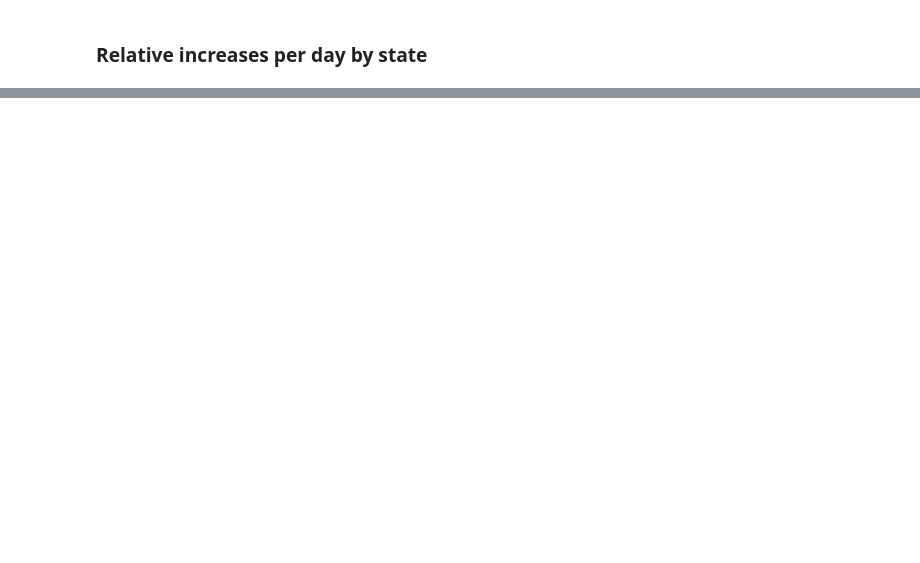
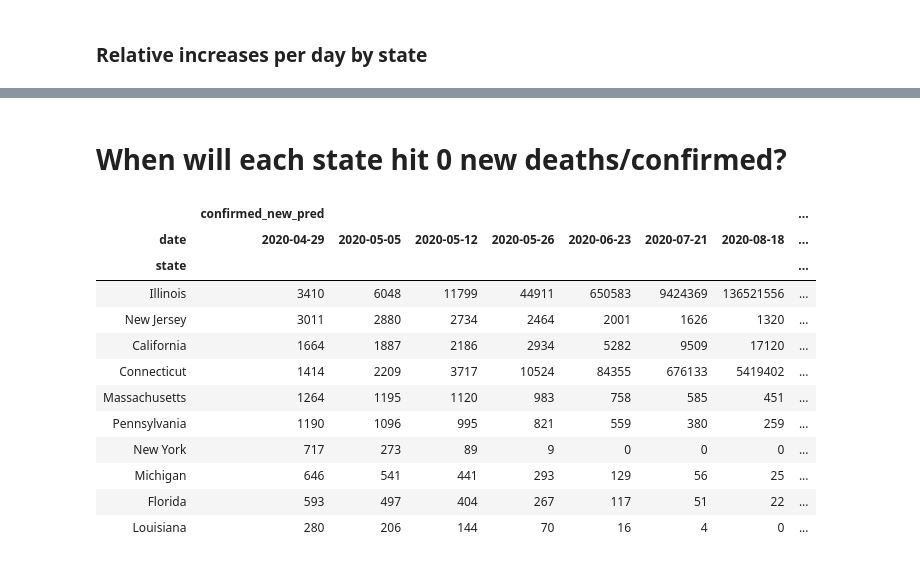
Before and after one commit to tboats/covid-19_analysis, a Jupyter notebook: analysis_covid-19.ipynb, the cells around one changed output, grey strips where cells are left out. Drawn from its saved outputs; the diff is of its cells as text; code cells hidden in the pictures; blank space fills up the shorter version.

```diff
--- a/analysis_covid-19.ipynb
+++ b/analysis_covid-19.ipynb
@@ -1305,0 +1282,3 @@ find_relative_increase_data_and_plot(dfp_us_g, n_locales=10, col_locale='state',
+# %% [markdown]
+<a id='us_state_0_new'></a>
+# When will each state hit 0 new deaths/confirmed?
@@ -1305,0 +1425,21 @@ find_relative_increase_data_and_plot(dfp_us_g, n_locales=10, col_locale='state',
+# %%
+dfp_us_recent_1, dfp_forecasts_us_out_1 = fit_exp_new(dfp_us_g,
+                                                    n_days_predict=21,
+                                                    n_days_into_future=[1,7,2*7,4*7,8*7,12*7,16*7,20*7,24*7],
+                                                    col_locale='state',
+                                                    top_countries=None
+                                                   )
+# %% [output]
+|  | confirmed_new_pred |  |  |  |  |  |  | ... |
+| date | 2020-04-29 | 2020-05-05 | 2020-05-12 | 2020-05-26 | 2020-06-23 | 2020-07-21 | 2020-08-18 | ... |
+| state |  |  |  |  |  |  |  | ... |
+| Illinois | 3410 | 6048 | 11799 | 44911 | 650583 | 9424369 | 136521556 | ... |
+| New Jersey | 3011 | 2880 | 2734 | 2464 | 2001 | 1626 | 1320 | ... |
+| California | 1664 | 1887 | 2186 | 2934 | 5282 | 9509 | 17120 | ... |
+| Connecticut | 1414 | 2209 | 3717 | 10524 | 84355 | 676133 | 5419402 | ... |
+| Massachusetts | 1264 | 1195 | 1120 | 983 | 758 | 585 | 451 | ... |
+| Pennsylvania | 1190 | 1096 | 995 | 821 | 559 | 380 | 259 | ... |
+| New York | 717 | 273 | 89 | 9 | 0 | 0 | 0 | ... |
+| Michigan | 646 | 541 | 441 | 293 | 129 | 56 | 25 | ... |
+| Florida | 593 | 497 | 404 | 267 | 117 | 51 | 22 | ... |
+| Louisiana | 280 | 206 | 144 | 70 | 16 | 4 | 0 | ... |
```
Also changed, not shown: parts of 37 cells of this notebook, 3 other files.
